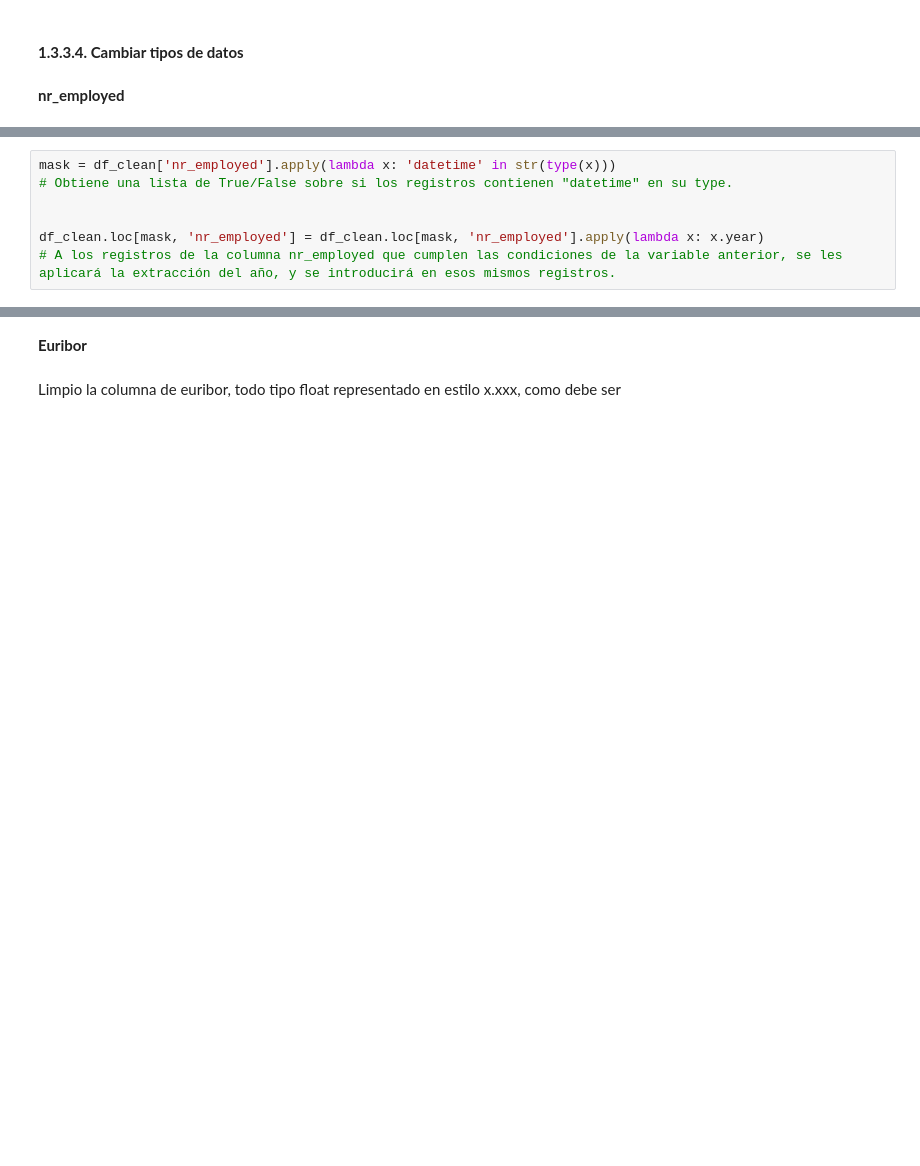
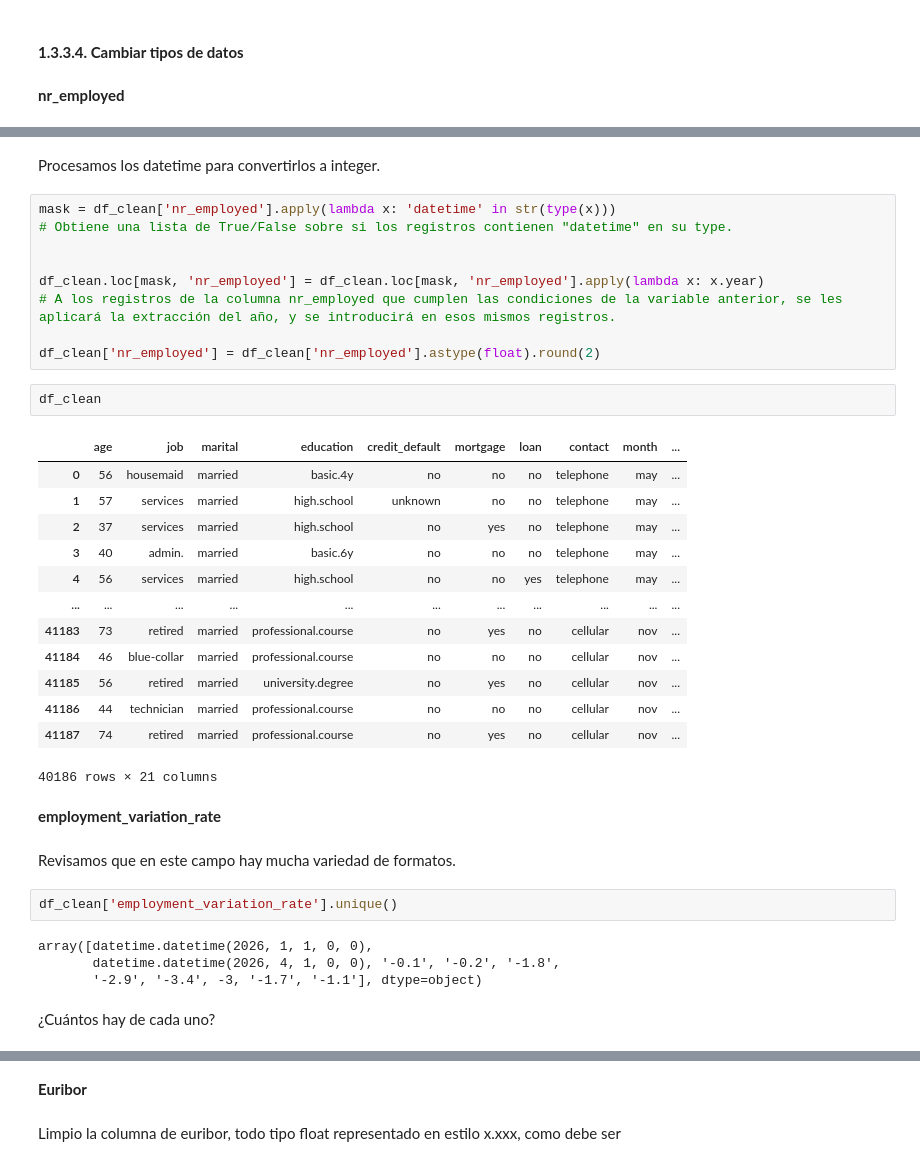
Before and after one commit to arnausans23/data-analytics-tfm, a Jupyter notebook: 1_analisis_datos_v2.ipynb, the cells around one changed output, grey strips where cells are left out. Drawn from its saved outputs; the diff is of its cells as text; blank space fills up the shorter version.

Commit message:
Formateo nr_employed y employment_var_rate

```diff
--- a/1_analisis_datos_v2.ipynb
+++ b/1_analisis_datos_v2.ipynb
@@ -219,3 +407,5 @@ df_clean = df_clean[(df_clean['mortgage'] != 'unknown') & (df_clean['loan'] != '
+# %% [markdown]
+Procesamos los datetime para convertirlos a integer.
 # %%
 mask = df_clean['nr_employed'].apply(lambda x: 'datetime' in str(type(x)))
 # Obtiene una lista de True/False sobre si los registros contienen "datetime" en su type.
@@ -223,3 +413,33 @@ mask = df_clean['nr_employed'].apply(lambda x: 'datetime' in str(type(x)))
 
 df_clean.loc[mask, 'nr_employed'] = df_clean.loc[mask, 'nr_employed'].apply(lambda x: x.year)
 # A los registros de la columna nr_employed que cumplen las condiciones de la variable anterior, se les aplicará la extracción del año, y se introducirá en esos mismos registros.
+
+df_clean['nr_employed'] = df_clean['nr_employed'].astype(float).round(2)
+# %%
+df_clean
+# %% [output]
+|  | age | job | marital | education | credit_default | mortgage | loan | contact | month | ... |
+| 0 | 56 | housemaid | married | basic.4y | no | no | no | telephone | may | ... |
+| 1 | 57 | services | married | high.school | unknown | no | no | telephone | may | ... |
+| 2 | 37 | services | married | high.school | no | yes | no | telephone | may | ... |
+| 3 | 40 | admin. | married | basic.6y | no | no | no | telephone | may | ... |
+| 4 | 56 | services | married | high.school | no | no | yes | telephone | may | ... |
+| ... | ... | ... | ... | ... | ... | ... | ... | ... | ... | ... |
+| 41183 | 73 | retired | married | professional.course | no | yes | no | cellular | nov | ... |
+| 41184 | 46 | blue-collar | married | professional.course | no | no | no | cellular | nov | ... |
+| 41185 | 56 | retired | married | university.degree | no | yes | no | cellular | nov | ... |
+| 41186 | 44 | technician | married | professional.course | no | no | no | cellular | nov | ... |
+| 41187 | 74 | retired | married | professional.course | no | yes | no | cellular | nov | ... |
+40186 rows × 21 columns
+# %% [markdown]
+**employment_variation_rate**
+# %% [markdown]
+Revisamos que en este campo hay mucha variedad de formatos.
+# %%
+df_clean['employment_variation_rate'].unique()
+# %% [output]
+array([datetime.datetime(2026, 1, 1, 0, 0),
+       datetime.datetime(2026, 4, 1, 0, 0), '-0.1', '-0.2', '-1.8',
+       '-2.9', '-3.4', -3, '-1.7', '-1.1'], dtype=object)
+# %% [markdown]
+¿Cuántos hay de cada uno?
```
Also changed, not shown: parts of 31 cells of this notebook.
